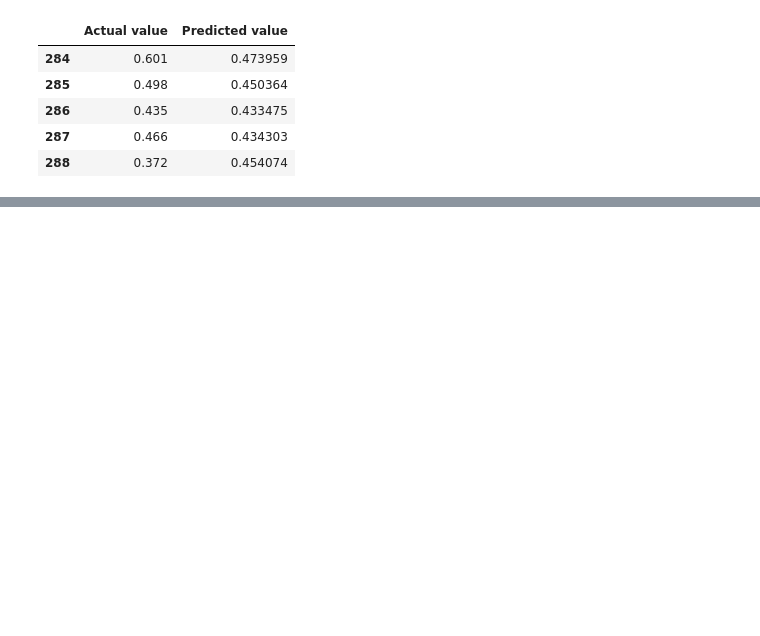
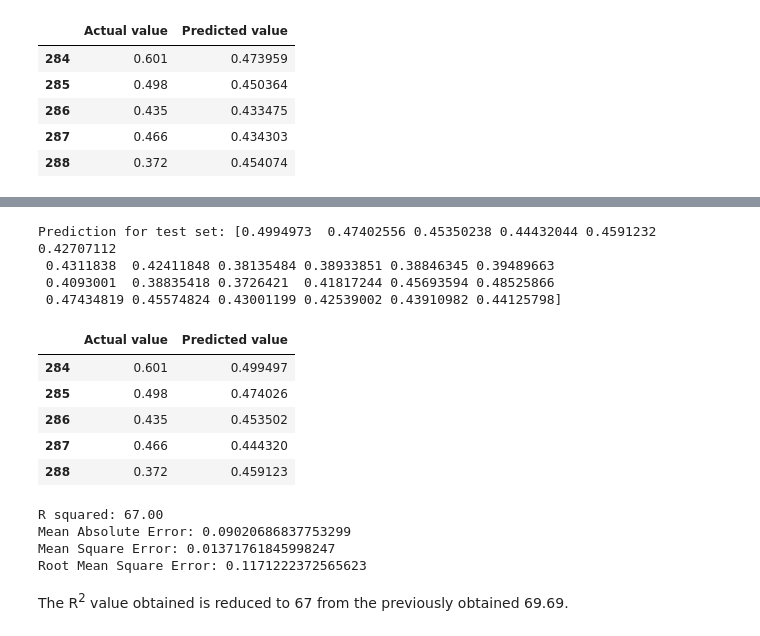
Before and after one commit to Jolterix20/Data-Analytics-Sem-7, a Jupyter notebook: EXP-4/DA_4.ipynb, the cells around one changed output, grey strips where cells are left out. Saved outputs shown, nothing was run; the diff lists cells and outputs as text; code cells hidden in the pictures; blank space fills up the shorter version.

```diff
--- a/EXP-4/DA_4.ipynb
+++ b/EXP-4/DA_4.ipynb
@@ -76,6 +96,6 @@ df1.head()
 # %%
-df2 = data[data.iloc[:,0]>2006]
-df2.head()
+test_data = data[data.iloc[:,0]>2006]
+test_data.head()
 # %% [output]
 |  | Year | Month | MEI | CO2 | CH4 | N2O | CFC-11 | CFC-12 | TSI | Aerosols | Temp |
 | 284 | 2007 | 1 | 0.974 | 382.93 | 1799.66 | 320.561 | 248.372 | 539.206 | 1365.7173 | 0.0054 | 0.601 |
@@ -187,0 +234,7 @@ The correlation coefficient is: 1.0
+# %%
+x_train_1 = train_data[['MEI', 'N2O', 'TSI', 'Aerosols']]
+y_train_1 = train_data['Temp']
+x_test_1 = test_data[['MEI', 'N2O', 'TSI', 'Aerosols']]
+y_test_1 = test_data['Temp']
+x_1 = data[['MEI', 'N2O', 'TSI', 'Aerosols']]
+y_1 = data[['Temp']]
@@ -187,0 +264,3 @@ The correlation coefficient is: 1.0
+# %%
+clf = LinearRegression()
+clf.fit(x_train_1, y_train_1)
@@ -187,0 +280,33 @@ The correlation coefficient is: 1.0
+# %%
+y_pred_1= clf.predict(x_test_1)
+print("Prediction for test set: {}".format(y_pred_1))
+# %% [output]
+Prediction for test set: [0.4994973  0.47402556 0.45350238 0.44432044 0.4591232  0.42707112
+ 0.4311838  0.42411848 0.38135484 0.38933851 0.38846345 0.39489663
+ 0.4093001  0.38835418 0.3726421  0.41817244 0.45693594 0.48525866
+ 0.47434819 0.45574824 0.43001199 0.42539002 0.43910982 0.44125798]
+# %%
+clf_diff_1 = pd.DataFrame({'Actual value': y_test_1, 'Predicted value': y_pred_1})
+clf_diff_1.head()
+# %% [output]
+|  | Actual value | Predicted value |
+| 284 | 0.601 | 0.499497 |
+| 285 | 0.498 | 0.474026 |
+| 286 | 0.435 | 0.453502 |
+| 287 | 0.466 | 0.444320 |
+| 288 | 0.372 | 0.459123 |
+# %%
+meanAbErr = mean_absolute_error(y_test_1, y_pred_1)
+meanSqErr = mean_squared_error(y_test_1, y_pred_1)
+rootMeanSqErr = np.sqrt(meanSqErr)
+print('R squared: {:.2f}'.format(clf.score(x_1,y_1)*100))
+print('Mean Absolute Error:', meanAbErr)
+print('Mean Square Error:', meanSqErr)
+print('Root Mean Square Error:', rootMeanSqErr)
+# %% [output]
+R squared: 67.00
+Mean Absolute Error: 0.09020686837753299
+Mean Square Error: 0.01371761845998247
+Root Mean Square Error: 0.1171222372565623
+# %% [markdown]
+The R<sup>2</sup> value obtained is reduced to 67 from the previously obtained 69.69.
```
Also changed, not shown: parts of 40 cells of this notebook, 3 other files.
